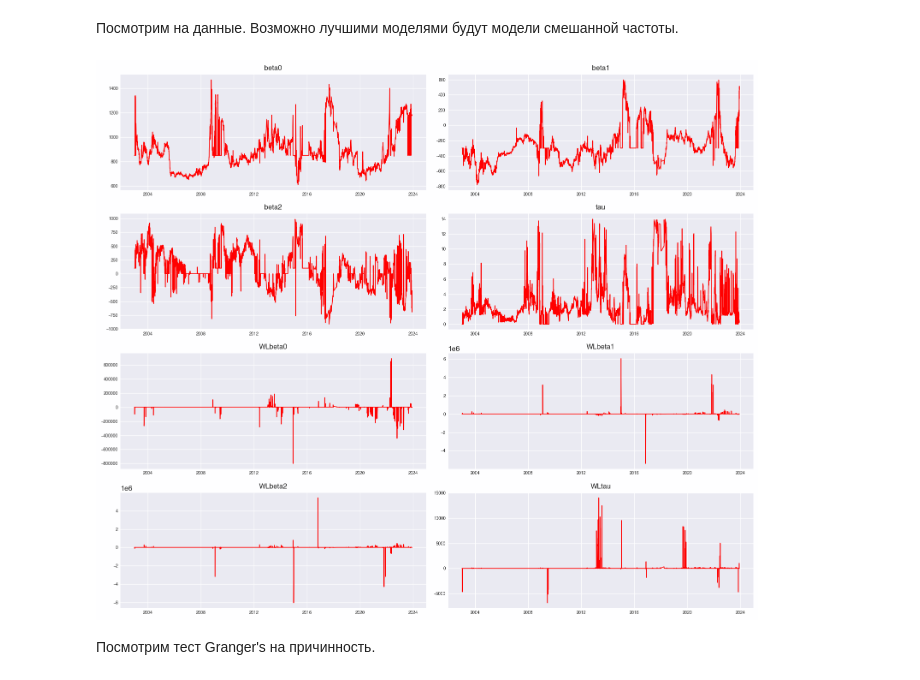
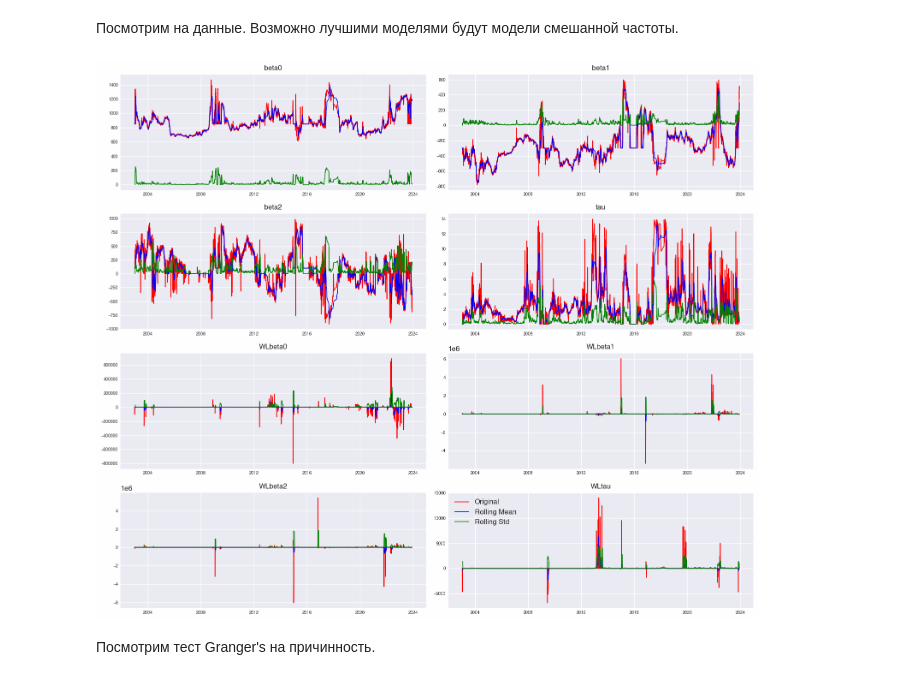
Before and after one commit to VsevolodZaostrovsky/MOEX-Yield-Curve-Forecasting, a Jupyter notebook: ConsideringModels/MainFiles/VAR.ipynb, the cells around one changed output. Cells and saved outputs as stored; diff of their text form; code cells hidden in the pictures.

```diff
--- a/ConsideringModels/MainFiles/VAR.ipynb
+++ b/ConsideringModels/MainFiles/VAR.ipynb
@@ -41,17 +41,22 @@ df
 # %%
 fig, axes = plt.subplots(nrows=4, ncols=2, dpi=120, figsize=(13,11))
 for i, ax in enumerate(axes.flat):
     data = df[df.columns[i]]
-    ax.plot(data, color='red', linewidth=1)
+    rolling_mean = data.rolling(window=12).mean()
+    rolling_std = data.rolling(window=12).std()
+    ax.plot(data, color='red', linewidth=1, label='Original')
+    ax.plot(rolling_mean, color='blue', linewidth=1, label='Rolling Mean')
+    ax.plot(rolling_std, color='green', linewidth=1, label='Rolling Std')
     ax.set_title(df.columns[i], fontsize=10)
     ax.xaxis.set_ticks_position('none')
     ax.yaxis.set_ticks_position('none')
     ax.spines["top"].set_alpha(0)
     ax.tick_params(labelsize=6)
 
+plt.legend(loc='best')
 plt.tight_layout();
 # %% [output]
-[figure, old version]
+[figure, new version]
 # %% [markdown]
 Посмотрим тест Granger's на причинность.
 # %%
```
Also changed, not shown: 5 other files.
